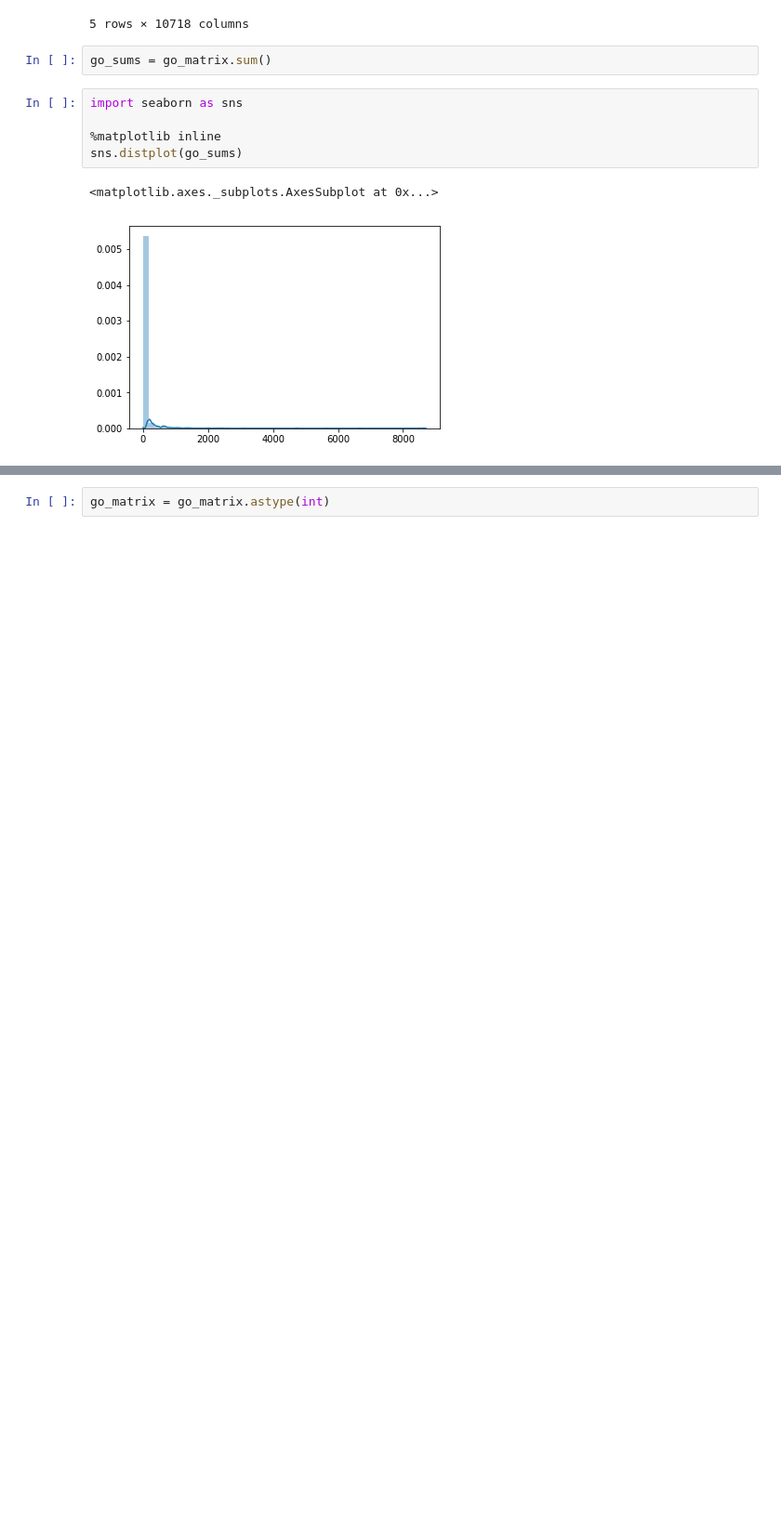
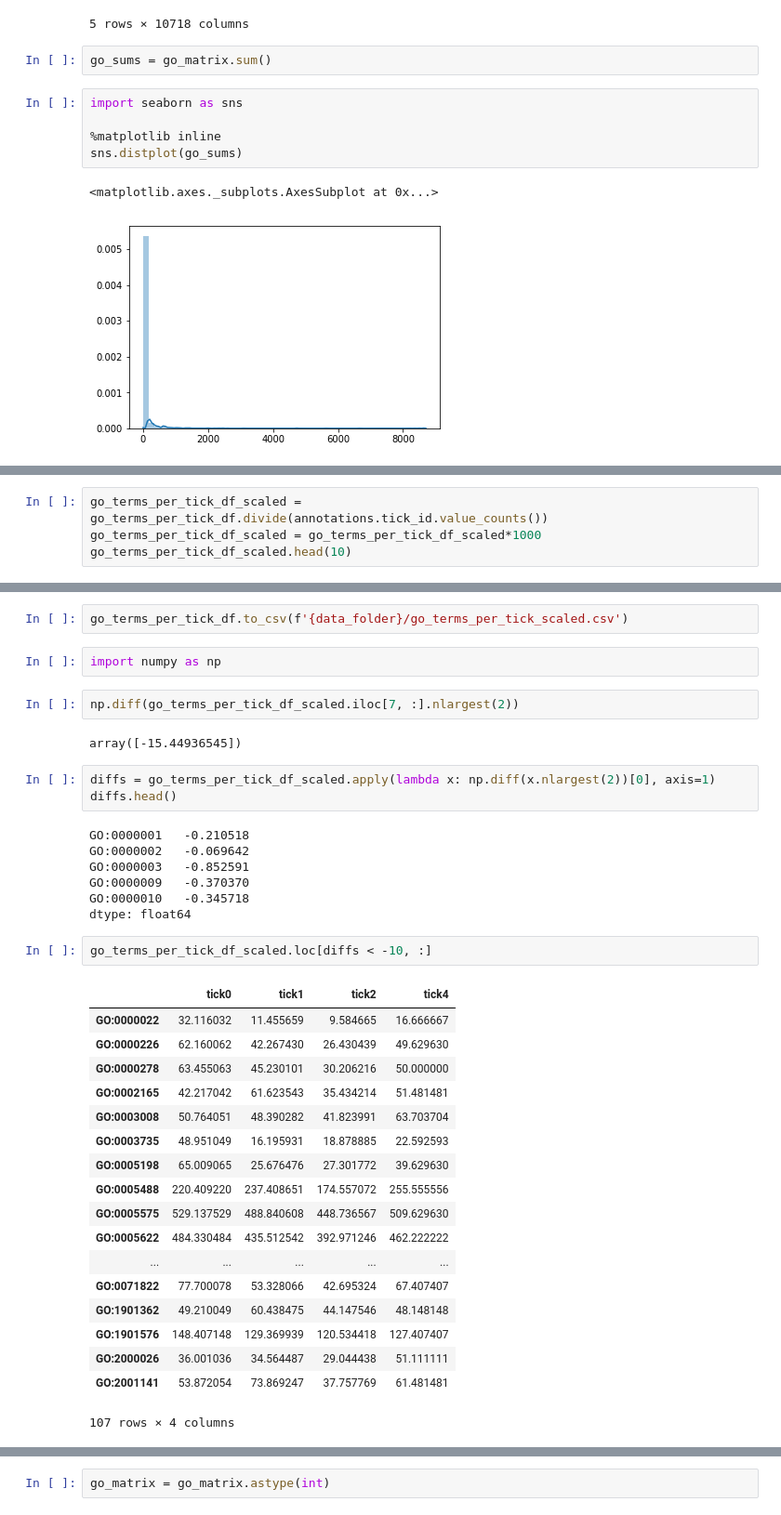
Before and after one commit to czbiohub/tick-genome, a Jupyter notebook: notebooks/012_read_eggnog_output.ipynb, the cells around one changed output, grey strips where cells are left out. Shown: that part at 93% size. Cells and saved outputs as stored; diff of their text form; blank space fills up the shorter version.

```diff
--- a/notebooks/012_read_eggnog_output.ipynb
+++ b/notebooks/012_read_eggnog_output.ipynb
@@ -126,0 +261,4 @@ go_sums.groupby(annotations['tick_id']).apply(lambda x:)
+# %%
+go_terms_per_tick_df_scaled = go_terms_per_tick_df.divide(annotations.tick_id.value_counts())
+go_terms_per_tick_df_scaled = go_terms_per_tick_df_scaled*1000
+go_terms_per_tick_df_scaled.head(10)
@@ -126,0 +277,39 @@ go_sums.groupby(annotations['tick_id']).apply(lambda x:)
+# %%
+go_terms_per_tick_df.to_csv(f'{data_folder}/go_terms_per_tick_scaled.csv')
+# %%
+import numpy as np
+# %%
+np.diff(go_terms_per_tick_df_scaled.iloc[7, :].nlargest(2))
+# %% [output]
+array([-15.44936545])
+# %%
+diffs = go_terms_per_tick_df_scaled.apply(lambda x: np.diff(x.nlargest(2))[0], axis=1)
+diffs.head()
+# %% [output]
+GO:0000001   -0.210518
+GO:0000002   -0.069642
+GO:0000003   -0.852591
+GO:0000009   -0.370370
+GO:0000010   -0.345718
+dtype: float64
+# %%
+go_terms_per_tick_df_scaled.loc[diffs < -10, :]
+# %% [output]
+|  | tick0 | tick1 | tick2 | tick4 |
+| GO:0000022 | 32.116032 | 11.455659 | 9.584665 | 16.666667 |
+| GO:0000226 | 62.160062 | 42.267430 | 26.430439 | 49.629630 |
+| GO:0000278 | 63.455063 | 45.230101 | 30.206216 | 50.000000 |
+| GO:0002165 | 42.217042 | 61.623543 | 35.434214 | 51.481481 |
+| GO:0003008 | 50.764051 | 48.390282 | 41.823991 | 63.703704 |
+| GO:0003735 | 48.951049 | 16.195931 | 18.878885 | 22.592593 |
+| GO:0005198 | 65.009065 | 25.676476 | 27.301772 | 39.629630 |
+| GO:0005488 | 220.409220 | 237.408651 | 174.557072 | 255.555556 |
+| GO:0005575 | 529.137529 | 488.840608 | 448.736567 | 509.629630 |
+| GO:0005622 | 484.330484 | 435.512542 | 392.971246 | 462.222222 |
+| ... | ... | ... | ... | ... |
+| GO:0071822 | 77.700078 | 53.328066 | 42.695324 | 67.407407 |
+| GO:1901362 | 49.210049 | 60.438475 | 44.147546 | 48.148148 |
+| GO:1901576 | 148.407148 | 129.369939 | 120.534418 | 127.407407 |
+| GO:2000026 | 36.001036 | 34.564487 | 29.044438 | 51.111111 |
+| GO:2001141 | 53.872054 | 73.869247 | 37.757769 | 61.481481 |
+107 rows × 4 columns
```
Also changed, not shown: parts of 34 cells of this notebook, 1 other file.
